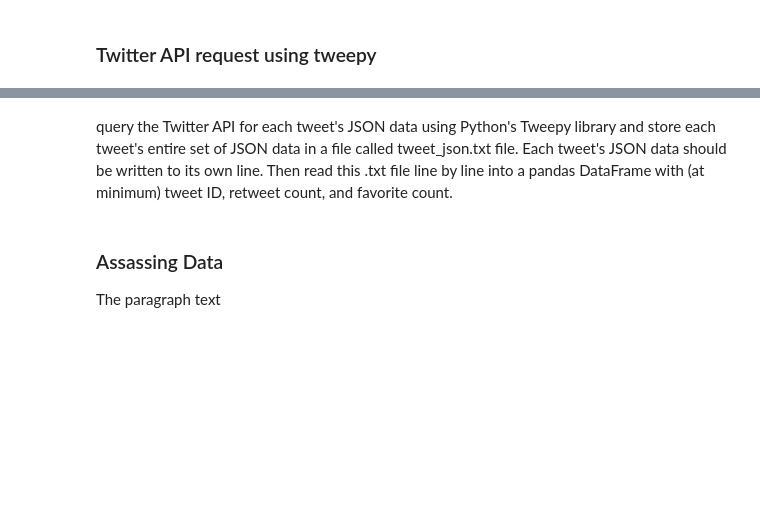
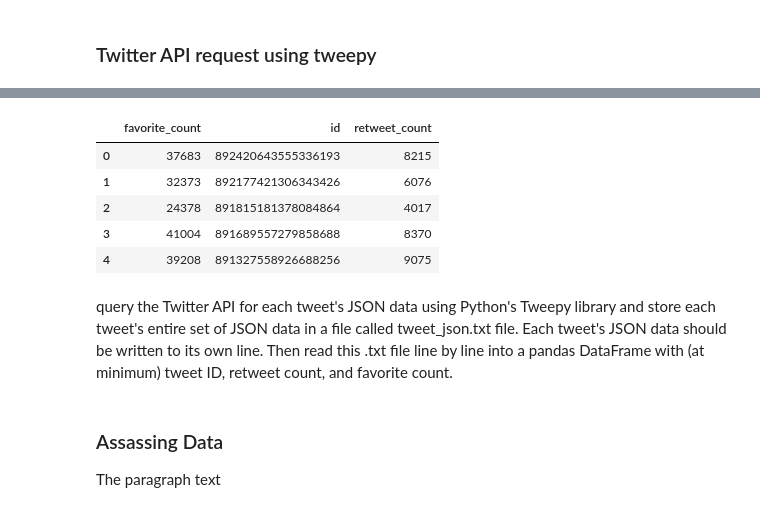
Before and after one commit to floreencia/we-rate-dogs-data-analysis, a Jupyter notebook: wrangle_act.ipynb, the cells around one changed output, grey strips where cells are left out. Drawn from its saved outputs; the diff is of its cells as text; code cells hidden in the pictures; blank space fills up the shorter version.

```diff
--- a/wrangle_act.ipynb
+++ b/wrangle_act.ipynb
@@ -101,32 +105,34 @@ auth.set_access_token(access_token, access_secret)
 # api instance
 api = tweepy.API(auth, wait_on_rate_limit=True, wait_on_rate_limit_notify=True)
 # %%
-# create file to store json objects
+# get tweets from WeRateDogs Twitter timeline
 start = time.time()
 error_ids = []
 print("Start requesting WeRateDogs tweets.")
-with open('tweet_json.txt', 'w', encoding='utf8') as file:
+with open('tweet_json.txt', 'w', encoding='utf-8') as file:
+    file.write("[\n")
     for index, tweet_id in enumerate(twitter_dogs_archive.tweet_id.values):
         ranking = index + 1
         try:
             # Twitter API request using specific tweet_id
             status = api.get_status(tweet_id, tweet_mode='extended')
-            json_str = json.dumps(status._json)
-           # tweet = str(tweet).encode('UTF-8')
+            status_json = json.dumps(status._json)
 
             # write json object
-            file.write(json_str)
-            file.write(',\n')
+            file.write(status_json)
+            if ranking < len(twitter_dogs_archive.tweet_id.values):
+                file.write(",")
+            file.write("\n")
 
             # This cell is slow so print ranking to gauge time remaining
             print(ranking, '-', tweet_id)
 
         except tweepy.TweepError as e:
-            # catch erroneos ids
+            # catch erroneos
             error_ids.append(tweet_id)
             e = e.response.text
             print(e)
-
+    file.write("]")
 end = time.time()
-print("Process finisheed. Time elapsed: ", (start-end) / 60, "min." )
+print("Process finisheed. Time elapsed: ", round((end-start) / 60, 2), "min." )
 # %% [output]
@@ -185,0 +210,19 @@ Rate limit reached. Sleeping for: 637
+# %%
+tweets = []
+with open('tweet_json.txt', 'r') as file:
+    data = json.loads(file.read())
+    for i in range(0, len(data)):
+        record = {"id": data[i]["id"], "retweet_count": data[i]['retweet_count'], "favorite_count": data[i]["favorite_count"]}
+       # , "hashtags": data[i]["entities"]["hashtags"]
+#         record["hashtags"] = [el["text"] for el in data[i]["entities"]["hashtags"] if data[i]["entities"]["hashtags"]]
+        tweets.append(record)
+
+tweets_df = pd.DataFrame(tweets)
+tweets_df.head()
+# %% [output]
+|  | favorite_count | id | retweet_count |
+| 0 | 37683 | 892420643555336193 | 8215 |
+| 1 | 32373 | 892177421306343426 | 6076 |
+| 2 | 24378 | 891815181378084864 | 4017 |
+| 3 | 41004 | 891689557279858688 | 8370 |
+| 4 | 39208 | 891327558926688256 | 9075 |
```
Also changed, not shown: parts of 9 cells of this notebook, 2 other files.
